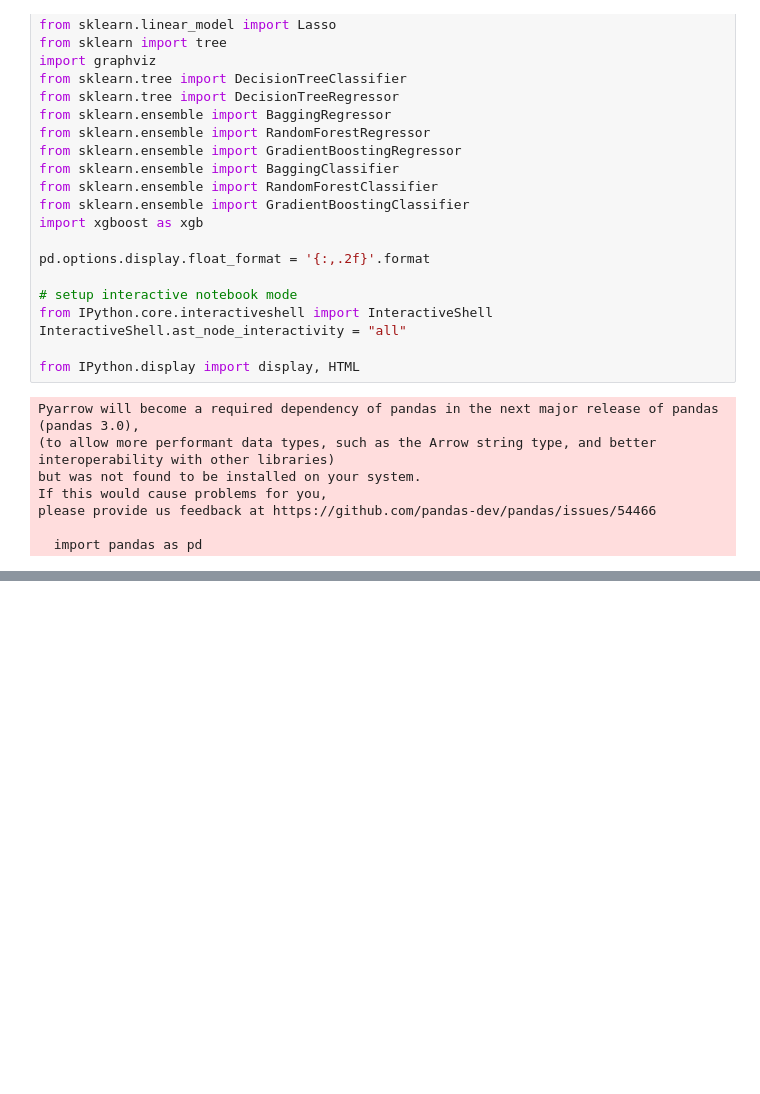
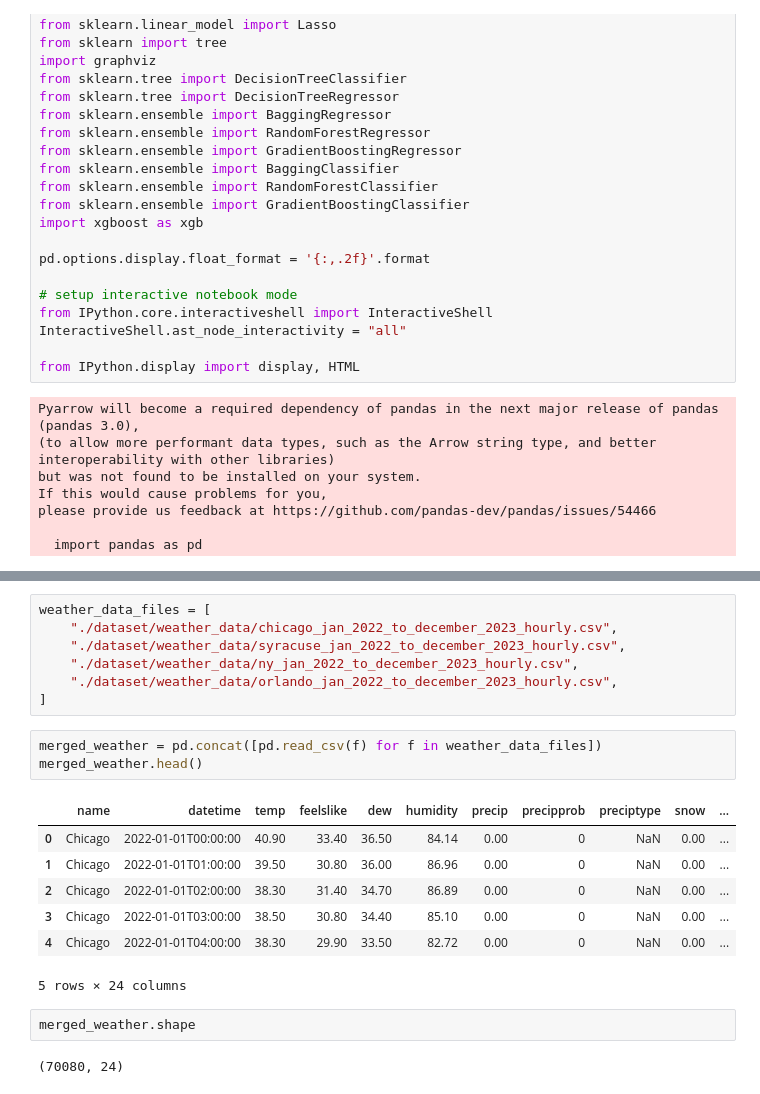
Before and after one commit to pksp99/flight-predictor, a Jupyter notebook: cis663_iml_flight_predictor_spring2024.ipynb, the cells around one changed output, grey strips where cells are left out. Cells and saved outputs as stored; diff of their text form; blank space fills up the shorter version.

Commit message:
Added all the code to the main python notebook: flight and weather data concatenating, merging and filtering.

```diff
--- a/cis663_iml_flight_predictor_spring2024.ipynb
+++ b/cis663_iml_flight_predictor_spring2024.ipynb
@@ -215,0 +98,22 @@ Name: count, dtype: int64
+# %%
+weather_data_files = [
+    "./dataset/weather_data/chicago_jan_2022_to_december_2023_hourly.csv",
+    "./dataset/weather_data/syracuse_jan_2022_to_december_2023_hourly.csv",
+    "./dataset/weather_data/ny_jan_2022_to_december_2023_hourly.csv",
+    "./dataset/weather_data/orlando_jan_2022_to_december_2023_hourly.csv",
+]
+# %%
+merged_weather = pd.concat([pd.read_csv(f) for f in weather_data_files])
+merged_weather.head()
+# %% [output]
+|  | name | datetime | temp | feelslike | dew | humidity | precip | precipprob | preciptype | snow | ... |
+| 0 | Chicago | 2022-01-01T00:00:00 | 40.90 | 33.40 | 36.50 | 84.14 | 0.00 | 0 | NaN | 0.00 | ... |
+| 1 | Chicago | 2022-01-01T01:00:00 | 39.50 | 30.80 | 36.00 | 86.96 | 0.00 | 0 | NaN | 0.00 | ... |
+| 2 | Chicago | 2022-01-01T02:00:00 | 38.30 | 31.40 | 34.70 | 86.89 | 0.00 | 0 | NaN | 0.00 | ... |
+| 3 | Chicago | 2022-01-01T03:00:00 | 38.50 | 30.80 | 34.40 | 85.10 | 0.00 | 0 | NaN | 0.00 | ... |
+| 4 | Chicago | 2022-01-01T04:00:00 | 38.30 | 29.90 | 33.50 | 82.72 | 0.00 | 0 | NaN | 0.00 | ... |
+5 rows × 24 columns
+# %%
+merged_weather.shape
+# %% [output]
+(70080, 24)
```
Also changed, not shown: parts of 50 cells of this notebook.
